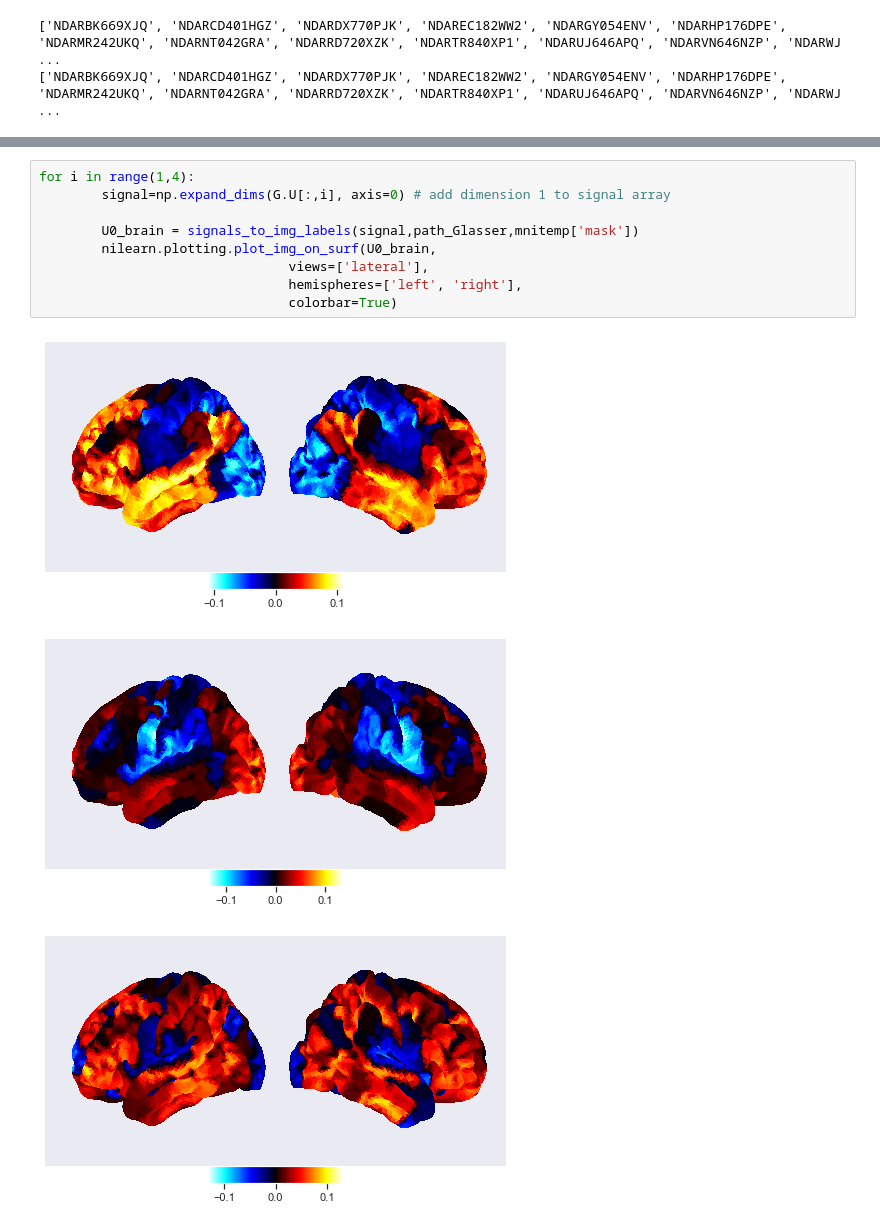
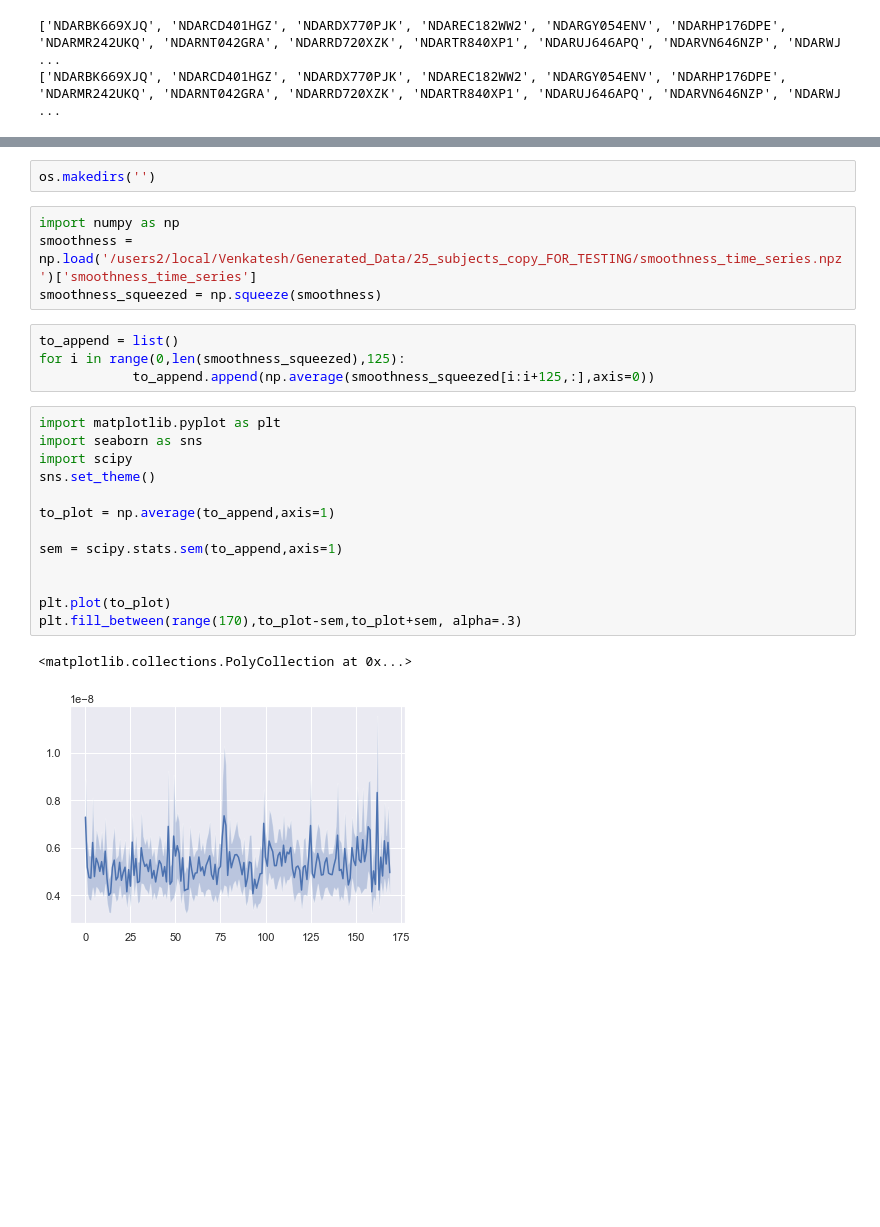
Before and after one commit to venkateshness/Internship_HBN, a Jupyter notebook: Graph-related_analysis/Functional_graph_setup/Preprocessing.ipynb, the cells around one changed output, grey strips where cells are left out. Cells and saved outputs as stored; diff of their text form; blank space fills up the shorter version.

```diff
--- a/Graph-related_analysis/Functional_graph_setup/Preprocessing.ipynb
+++ b/Graph-related_analysis/Functional_graph_setup/Preprocessing.ipynb
@@ -341,13 +334,26 @@ plotting.show()
-# %%
-for i in range(1,4):
-        signal=np.expand_dims(G.U[:,i], axis=0) # add dimension 1 to signal array
-
-        U0_brain = signals_to_img_labels(signal,path_Glasser,mnitemp['mask'])
-        nilearn.plotting.plot_img_on_surf(U0_brain,
-                                views=['lateral'],
-                                hemispheres=['left', 'right'],
-                                colorbar=True)
-# %% [output]
-[figure, removed]
-[figure, removed]
-[figure, removed]
+# %%
+os.makedirs('')
+# %%
+import numpy as np
+smoothness = np.load('/users2/local/Venkatesh/Generated_Data/25_subjects_copy_FOR_TESTING/smoothness_time_series.npz')['smoothness_time_series']
+smoothness_squeezed = np.squeeze(smoothness)
+# %%
+to_append = list()
+for i in range(0,len(smoothness_squeezed),125):
+            to_append.append(np.average(smoothness_squeezed[i:i+125,:],axis=0))
+# %%
+import matplotlib.pyplot as plt
+import seaborn as sns
+import scipy
+sns.set_theme()
+
+to_plot = np.average(to_append,axis=1)
+
+sem = scipy.stats.sem(to_append,axis=1)
+
+
+plt.plot(to_plot)
+plt.fill_between(range(170),to_plot-sem,to_plot+sem, alpha=.3)
+# %% [output]
+<matplotlib.collections.PolyCollection at 0x...>
+[figure, added]
```
Also changed, not shown: parts of 11 cells of this notebook, 2 other files.
